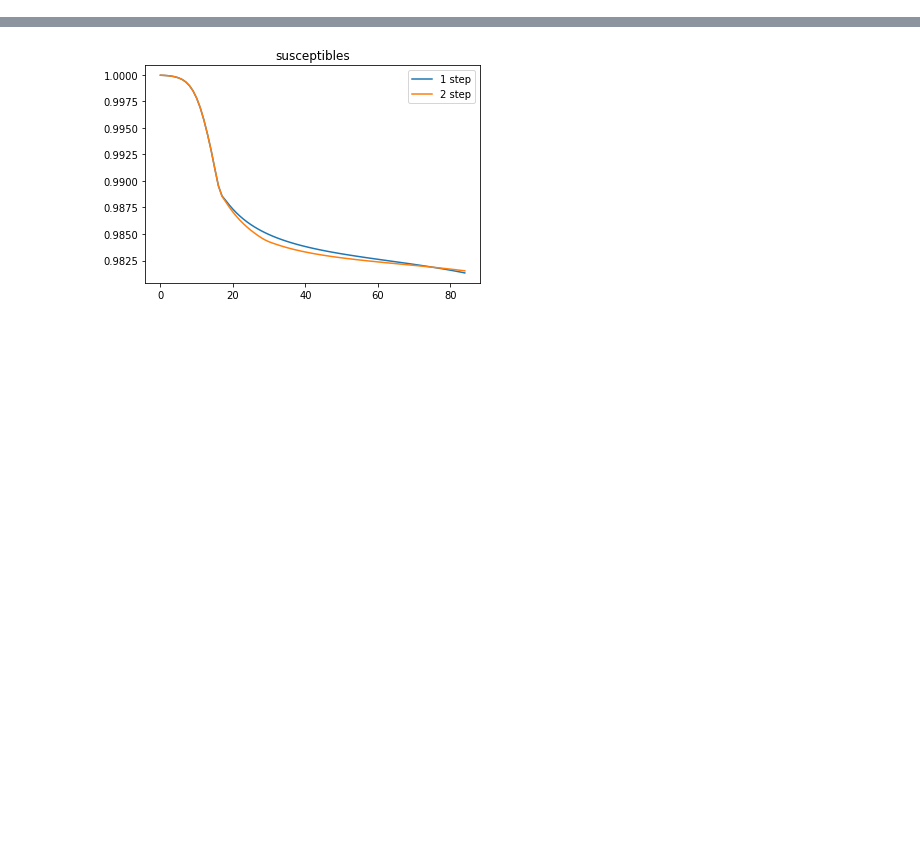
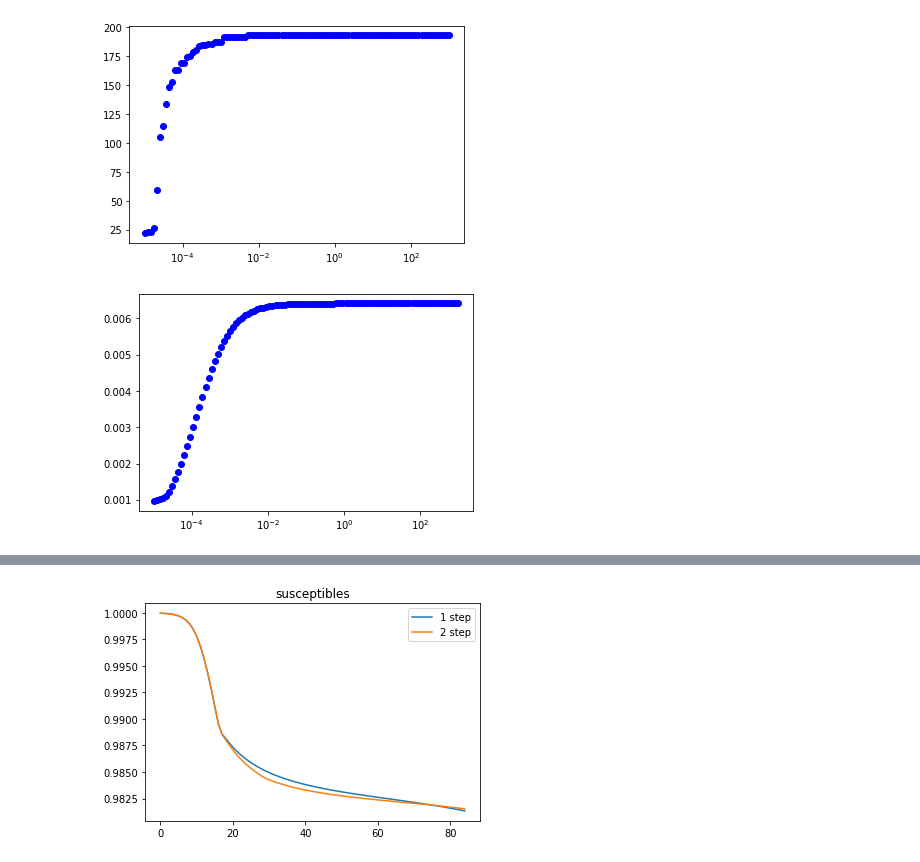
Before and after one commit to giuliacampesan/LDEProject, a Jupyter notebook: LDE_Project.ipynb, the cells around one changed output, grey strips where cells are left out. Saved outputs shown, nothing was run; the diff lists cells and outputs as text; code cells hidden in the pictures; blank space fills up the shorter version.

```diff
--- a/LDE_Project.ipynb
+++ b/LDE_Project.ipynb
@@ -114,0 +104,10 @@ plt.show()
+# %%
+plt.plot(delta_c, peak_times[:,25], 'bo')
+plt.xscale('log')
+plt.show()
+plt.plot(delta_c, peak_values[:,25], 'bo')
+plt.xscale('log')
+plt.show()
+# %% [output]
+[figure, added]
+[figure, added]
```
Also changed, not shown: parts of 14 cells of this notebook.
